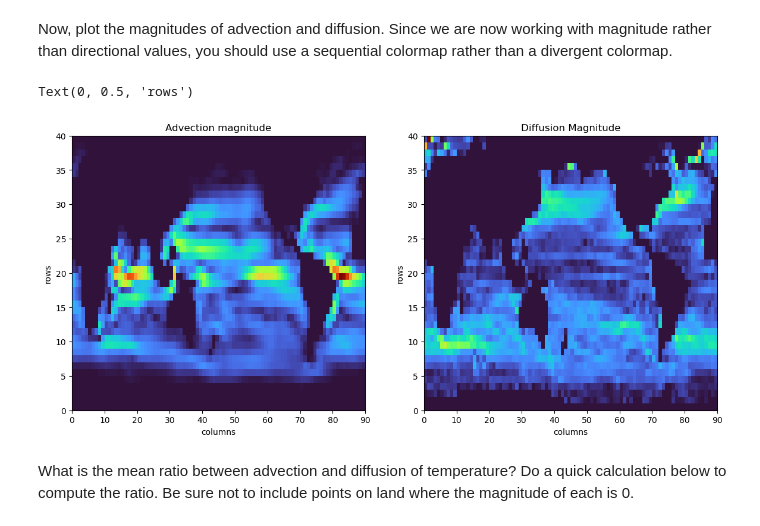
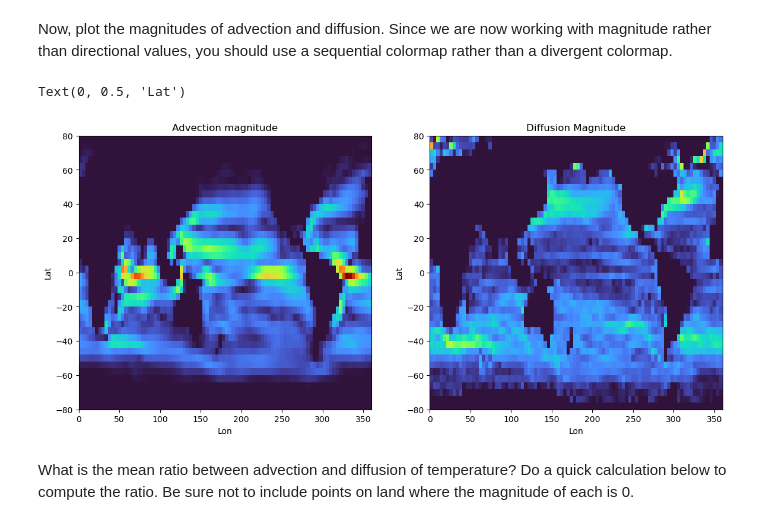
Before and after one commit to Kouryl/cs185c, a Jupyter notebook: homework/homework_8/HW8 Advection and Diffusion.ipynb, the cells around one changed output. Drawn from its saved outputs; the diff is of its cells as text; code cells hidden in the pictures.

```diff
--- a/homework/homework_8/HW8 Advection and Diffusion.ipynb
+++ b/homework/homework_8/HW8 Advection and Diffusion.ipynb
@@ -181,21 +181,21 @@ Now, plot the magnitudes of advection and diffusion. Since we are now working wi
 # %%
 # enter code for your plot here
 plt.figure(figsize=(14,6))
 
 plt.subplot(1,2,1)
-C = plt.pcolormesh(ADVMag, cmap='turbo')
+C = plt.pcolormesh(XC, YC, ADVMag, cmap='turbo')
 plt.title('Advection magnitude')
-plt.xlabel('columns')
-plt.ylabel('rows')
+plt.xlabel('Lon')
+plt.ylabel('Lat')
 
 plt.subplot(1,2,2)
-C = plt.pcolormesh(DFMag, cmap='turbo')
+C = plt.pcolormesh(XC, YC, DFMag, cmap='turbo')
 plt.title('Diffusion Magnitude')
-plt.xlabel('columns')
-plt.ylabel('rows')
+plt.xlabel('Lon')
+plt.ylabel('Lat')
 # %% [output]
-Text(0, 0.5, 'rows')
+Text(0, 0.5, 'Lat')
-[figure, old version]
+[figure, new version]
 # %% [markdown]
 What is the mean ratio between advection and diffusion of temperature? Do a quick calculation below to compute the ratio. Be sure not to include points on land where the magnitude of each is 0.
 # %%
```
Also changed, not shown: parts of 1 cell of this notebook.
